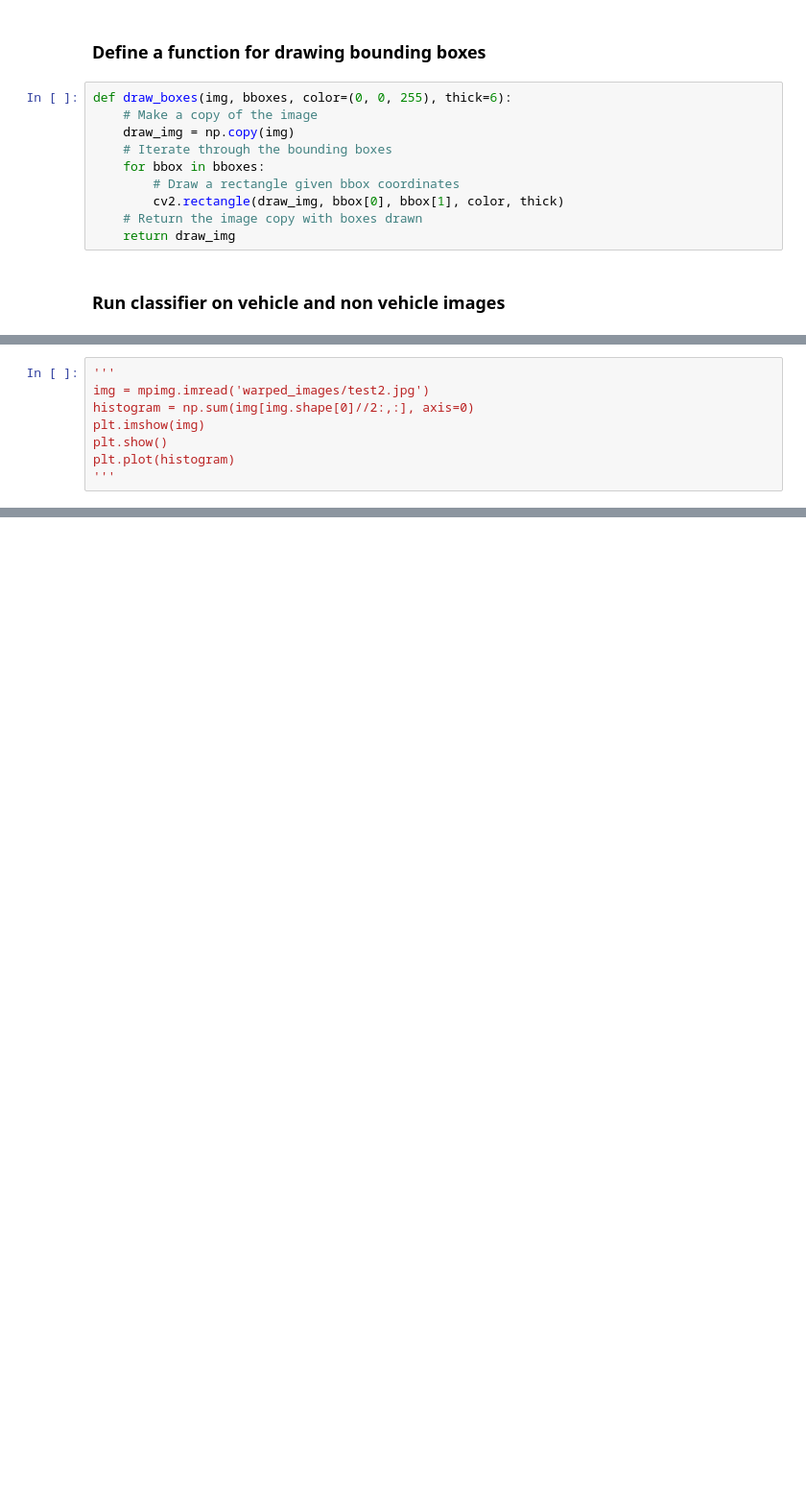
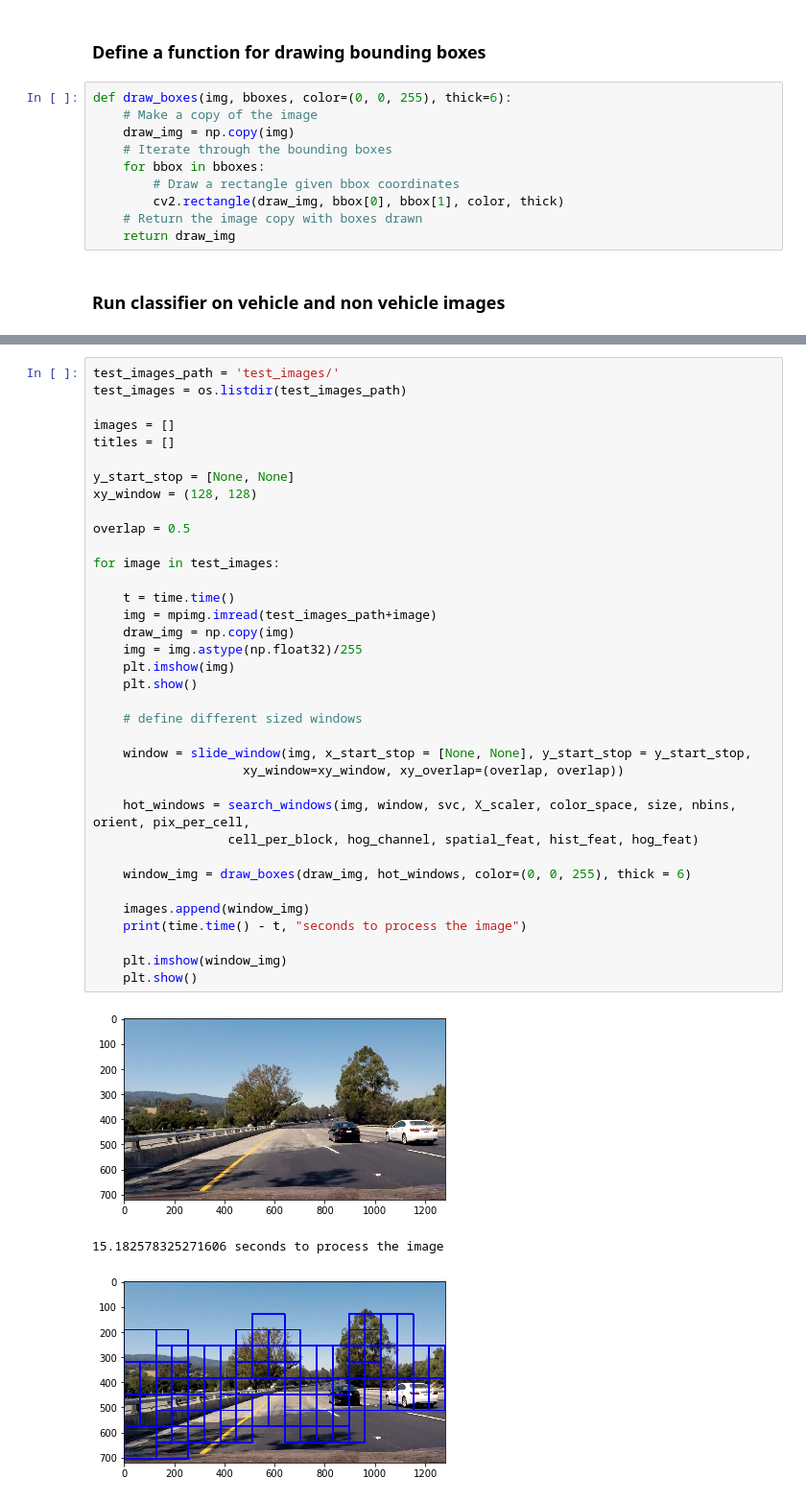
Before and after one commit to TPrabhat/CarND-Vehicle-Detection, a Jupyter notebook: Vehicle-Detection.ipynb, the cells around one changed output, grey strips where cells are left out. Shown at 96% size. Saved outputs shown, nothing was run; the diff lists cells and outputs as text; blank space fills up the shorter version.

```diff
--- a/Vehicle-Detection.ipynb
+++ b/Vehicle-Detection.ipynb
@@ -410,8 +430,0 @@ for image in test_image:
-# %%
-'''
-img = mpimg.imread('warped_images/test2.jpg')
-histogram = np.sum(img[img.shape[0]//2:,:], axis=0)
-plt.imshow(img)
-plt.show()
-plt.plot(histogram)
-'''
@@ -740,0 +433,40 @@ Wall time: 4min 20s
+# %%
+test_images_path = 'test_images/'
+test_images = os.listdir(test_images_path)
+
+images = []
+titles = []
+
+y_start_stop = [None, None]
+xy_window = (128, 128)
+
+overlap = 0.5
+
+for image in test_images:
+
+    t = time.time()
+    img = mpimg.imread(test_images_path+image)
+    draw_img = np.copy(img)
+    img = img.astype(np.float32)/255
+    plt.imshow(img)
+    plt.show()
+
+    # define different sized windows
+
+    window = slide_window(img, x_start_stop = [None, None], y_start_stop = y_start_stop,
+                    xy_window=xy_window, xy_overlap=(overlap, overlap))
+
+    hot_windows = search_windows(img, window, svc, X_scaler, color_space, size, nbins, orient, pix_per_cell,
+                  cell_per_block, hog_channel, spatial_feat, hist_feat, hog_feat)
+
+    window_img = draw_boxes(draw_img, hot_windows, color=(0, 0, 255), thick = 6)
+
+    images.append(window_img)
+    print(time.time() - t, "seconds to process the image")
+
+    plt.imshow(window_img)
+    plt.show()
+# %% [output]
+[figure, added]
+15.182578325271606 seconds to process the image
+[figure, added]
```
Also changed, not shown: parts of 24 cells of this notebook.
